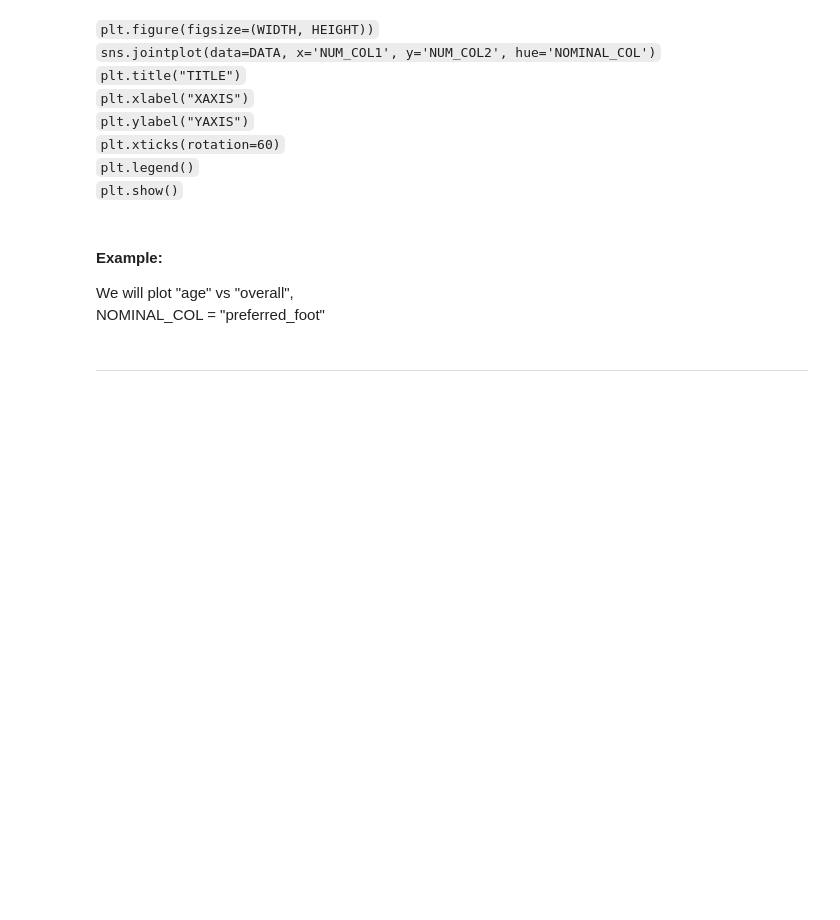
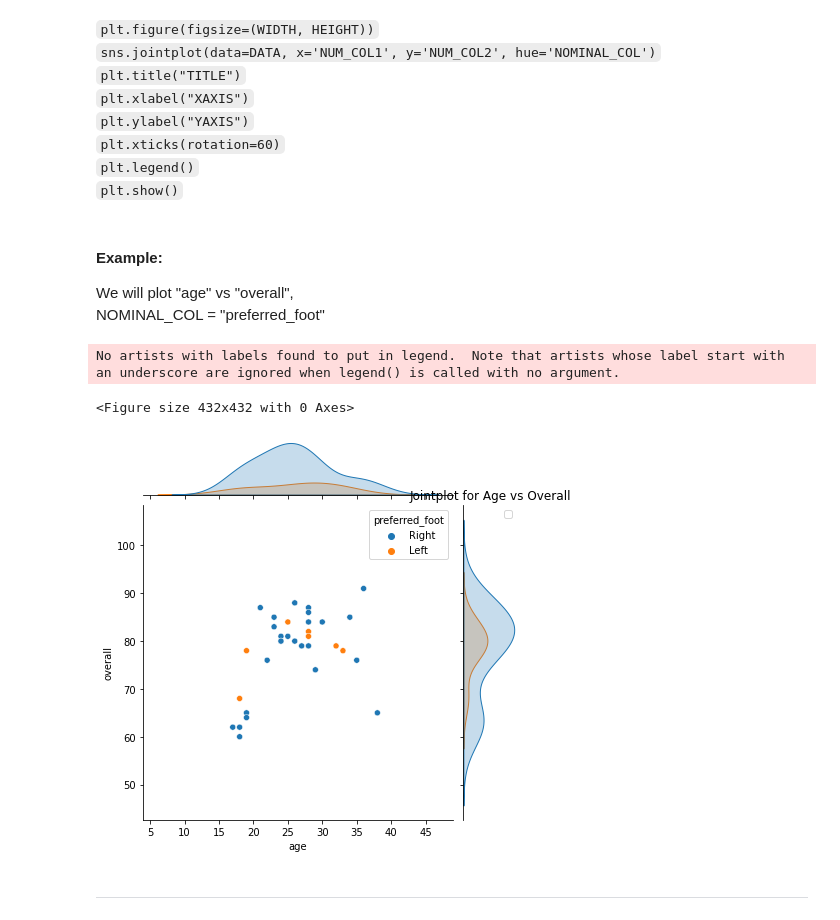
Before and after one commit to shounak8/youtube_notebooks, a Jupyter notebook: Data_Visualization/matplotlib_seaborn/seaborn_solved.ipynb, the cells around one changed output. Saved outputs shown, nothing was run; the diff lists cells and outputs as text; code cells hidden in the pictures; blank space fills up the shorter version.

```diff
--- a/Data_Visualization/matplotlib_seaborn/seaborn_solved.ipynb
+++ b/Data_Visualization/matplotlib_seaborn/seaborn_solved.ipynb
@@ -130,6 +173,17 @@ pairplot_list = ['overall', 'potential', 'value_eur', 'wage_eur', 'age', 'prefer
 We will plot "age" vs "overall", <BR>NOMINAL_COL = "preferred_foot"
 # %%
 # CODE BLOCK
+plt.figure(figsize=(6, 6))
+sns.jointplot(data=mufc_df, x="age", y="overall", hue="preferred_foot")
+plt.title("Jointplot for Age vs Overall")
+plt.xlabel("Age")
+plt.ylabel("Overall")
+plt.legend()
+plt.show()
+# %% [output]
+No artists with labels found to put in legend.  Note that artists whose label start with an underscore are ignored when legend() is called with no argument.
+<Figure size 432x432 with 0 Axes>
+[figure, added]
 # %% [markdown]
 ---
 # %% [markdown]
```
Also changed, not shown: parts of 21 cells of this notebook.
